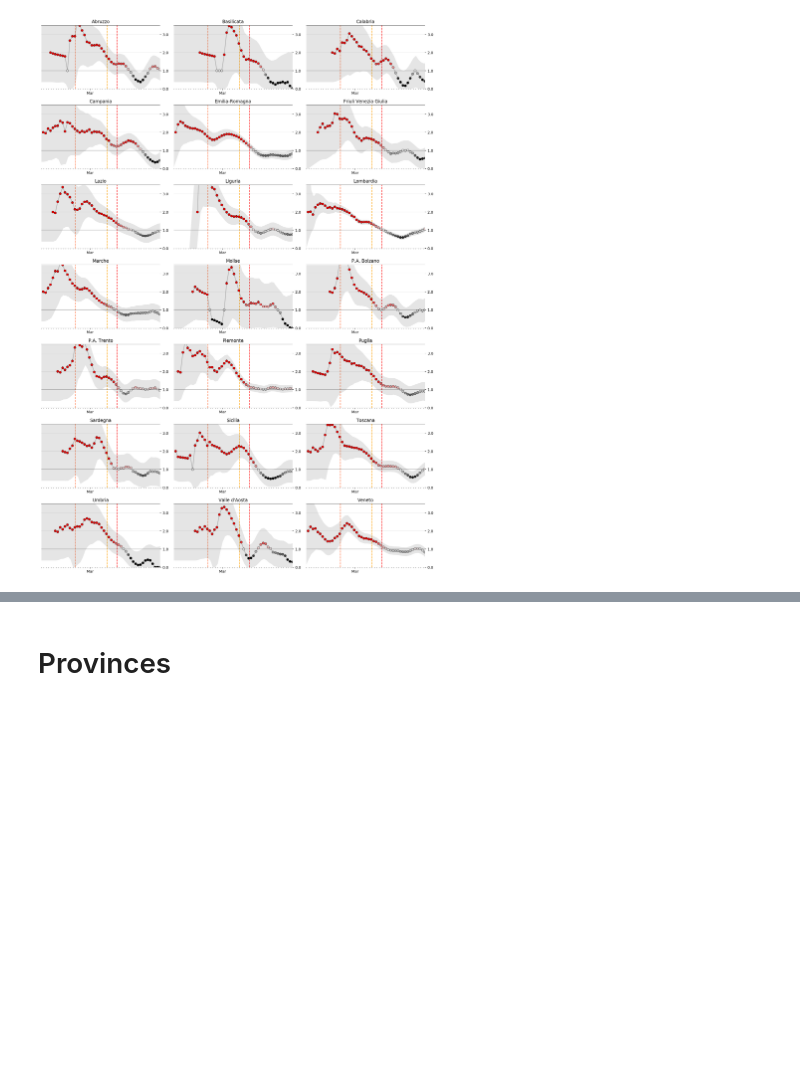
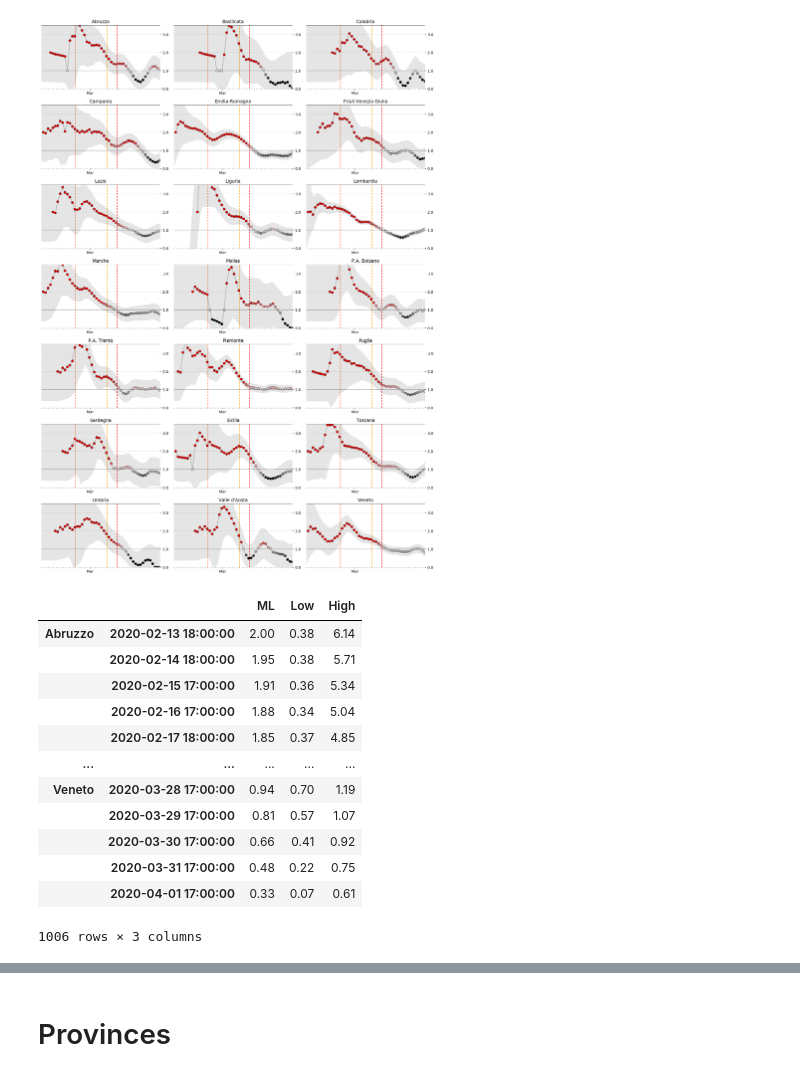
Before and after one commit to giacomoortona/covid-19, a Jupyter notebook: Realtime R - Italian Regions.ipynb, the cells around one changed output, grey strips where cells are left out. Saved outputs shown, nothing was run; the diff lists cells and outputs as text; code cells hidden in the pictures; blank space fills up the shorter version.

```diff
--- a/Realtime R - Italian Regions.ipynb
+++ b/Realtime R - Italian Regions.ipynb
@@ -427,0 +422,16 @@ plt.savefig('./Rt_Italian_regions.png')
+# %%
+overall
+# %% [output]
+|  |  | ML | Low | High |
+| Abruzzo | 2020-02-13 18:00:00 | 2.00 | 0.38 | 6.14 |
+|  | 2020-02-14 18:00:00 | 1.95 | 0.38 | 5.71 |
+|  | 2020-02-15 17:00:00 | 1.91 | 0.36 | 5.34 |
+|  | 2020-02-16 17:00:00 | 1.88 | 0.34 | 5.04 |
+|  | 2020-02-17 18:00:00 | 1.85 | 0.37 | 4.85 |
+| ... | ... | ... | ... | ... |
+| Veneto | 2020-03-28 17:00:00 | 0.94 | 0.70 | 1.19 |
+|  | 2020-03-29 17:00:00 | 0.81 | 0.57 | 1.07 |
+|  | 2020-03-30 17:00:00 | 0.66 | 0.41 | 0.92 |
+|  | 2020-03-31 17:00:00 | 0.48 | 0.22 | 0.75 |
+|  | 2020-04-01 17:00:00 | 0.33 | 0.07 | 0.61 |
+1006 rows × 3 columns
```
Also changed, not shown: parts of 30 cells of this notebook, 4 other files.
